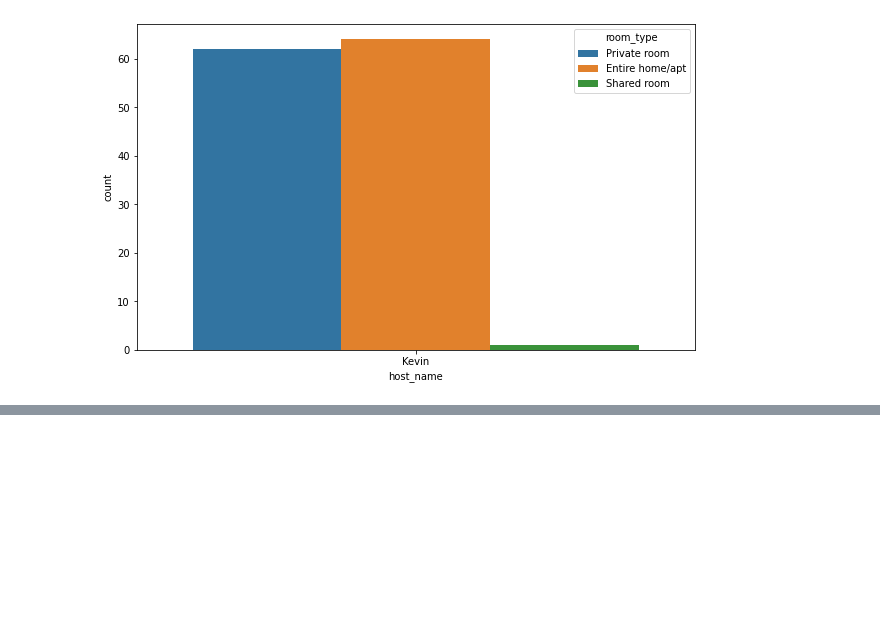
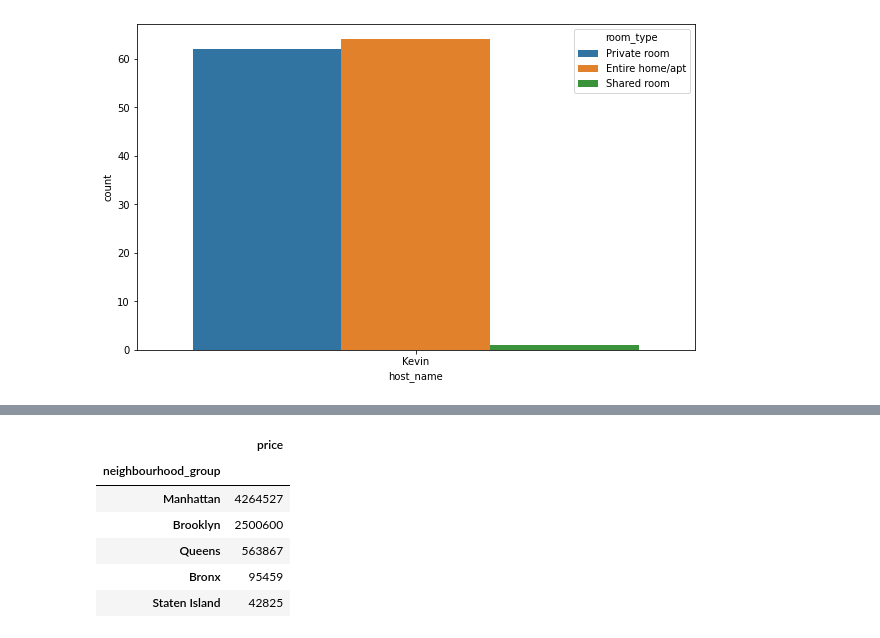
Before and after one commit to Somnath98/EDA-Airbnb, a Jupyter notebook: Air_Bnb_Bookings_Analysis_Capstone_Project.ipynb, the cells around one changed output, grey strips where cells are left out. Drawn from its saved outputs; the diff is of its cells as text; code cells hidden in the pictures; blank space fills up the shorter version.

```diff
--- a/Air_Bnb_Bookings_Analysis_Capstone_Project.ipynb
+++ b/Air_Bnb_Bookings_Analysis_Capstone_Project.ipynb
@@ -385,0 +443,13 @@ for index, col in top_10_affluent_hosts.items():
+# %%
+#  Create dataframe to show total money spent on each neighbourhood_group
+
+df = pd.DataFrame(new_air_df.groupby(['neighbourhood_group'])['price'].sum().sort_values(ascending=False))
+df
+# %% [output]
+|  | price |
+| neighbourhood_group |  |
+| Manhattan | 4264527 |
+| Brooklyn | 2500600 |
+| Queens | 563867 |
+| Bronx | 95459 |
+| Staten Island | 42825 |
```
Also changed, not shown: parts of 7 cells of this notebook.
